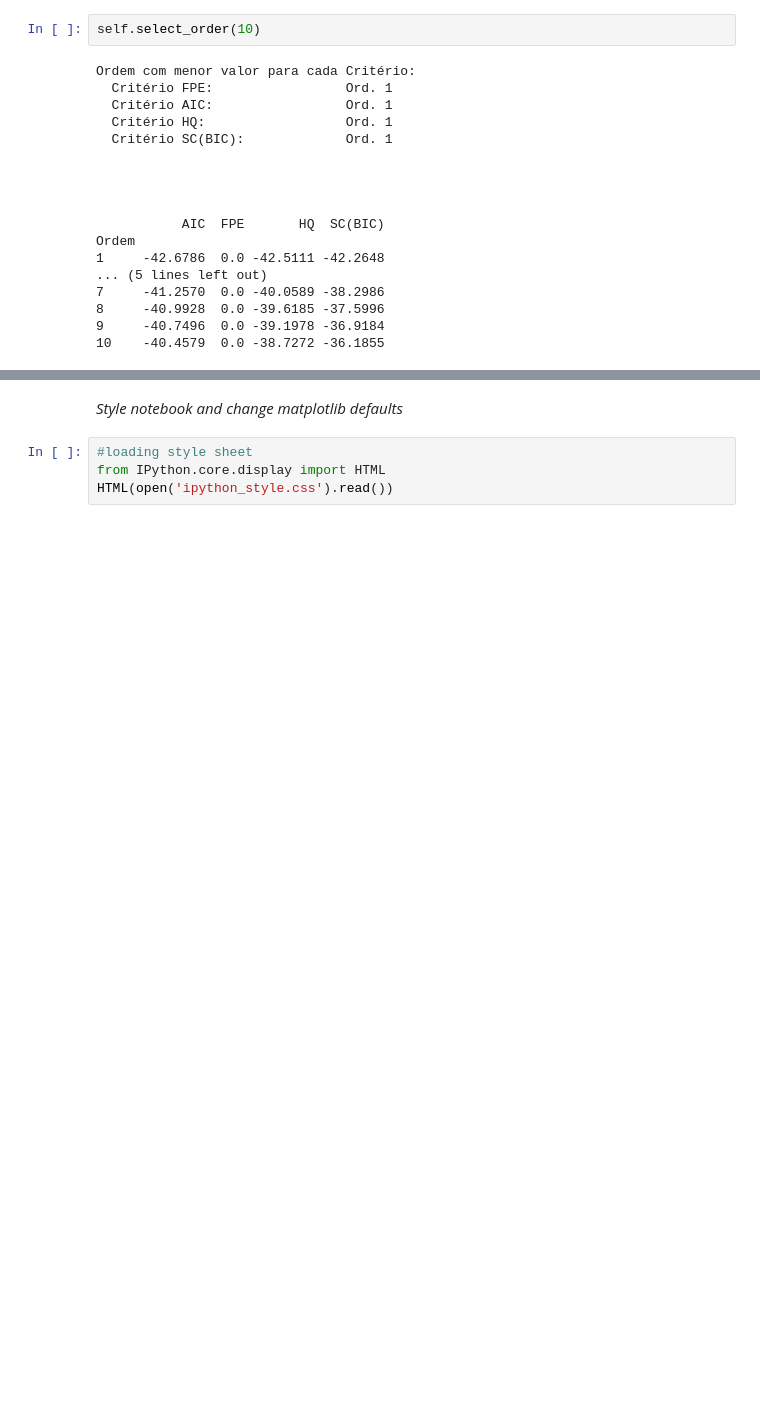
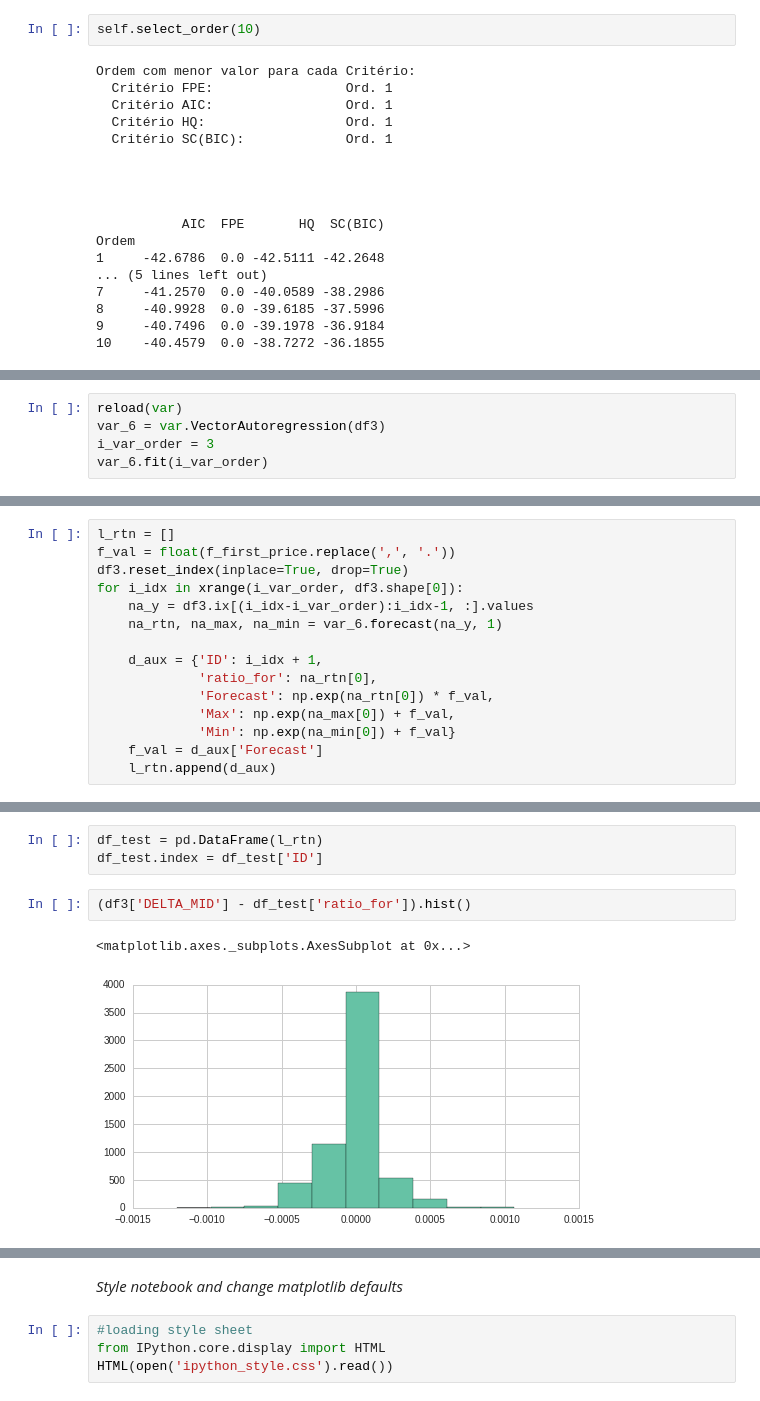
Before and after one commit to ucaiado/VectorAutoregression_Model, a Jupyter notebook: report.ipynb, the cells around one changed output, grey strips where cells are left out. Cells and saved outputs as stored; diff of their text form; blank space fills up the shorter version.

```diff
--- a/report.ipynb
+++ b/report.ipynb
@@ -328,0 +562,5 @@ bla bla
+# %%
+reload(var)
+var_6 = var.VectorAutoregression(df3)
+i_var_order = 3
+var_6.fit(i_var_order)
@@ -328,0 +583,15 @@ bla bla
+# %%
+l_rtn = []
+f_val = float(f_first_price.replace(',', '.'))
+df3.reset_index(inplace=True, drop=True)
+for i_idx in xrange(i_var_order, df3.shape[0]):
+    na_y = df3.ix[(i_idx-i_var_order):i_idx-1, :].values
+    na_rtn, na_max, na_min = var_6.forecast(na_y, 1)
+
+    d_aux = {'ID': i_idx + 1,
+             'ratio_for': na_rtn[0],
+             'Forecast': np.exp(na_rtn[0]) * f_val,
+             'Max': np.exp(na_max[0]) + f_val,
+             'Min': np.exp(na_min[0]) + f_val}
+    f_val = d_aux['Forecast']
+    l_rtn.append(d_aux)
@@ -328,0 +619,8 @@ bla bla
+# %%
+df_test = pd.DataFrame(l_rtn)
+df_test.index = df_test['ID']
+# %%
+(df3['DELTA_MID'] - df_test['ratio_for']).hist()
+# %% [output]
+<matplotlib.axes._subplots.AxesSubplot at 0x...>
+[figure, added]
```
Also changed, not shown: parts of 35 cells of this notebook, 2 other files.
